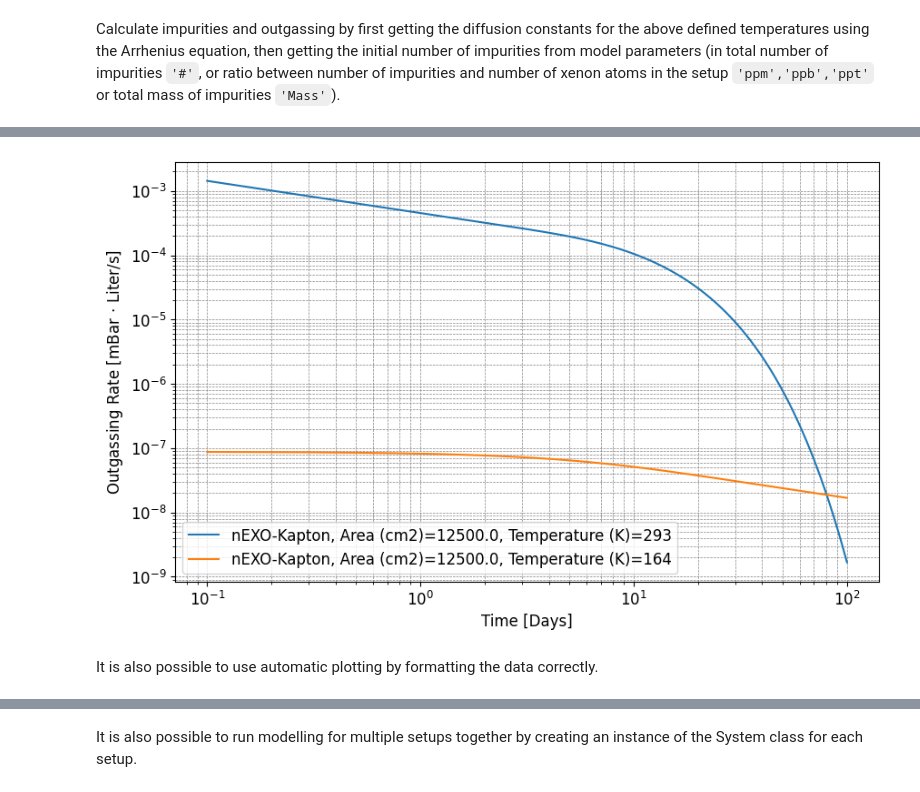
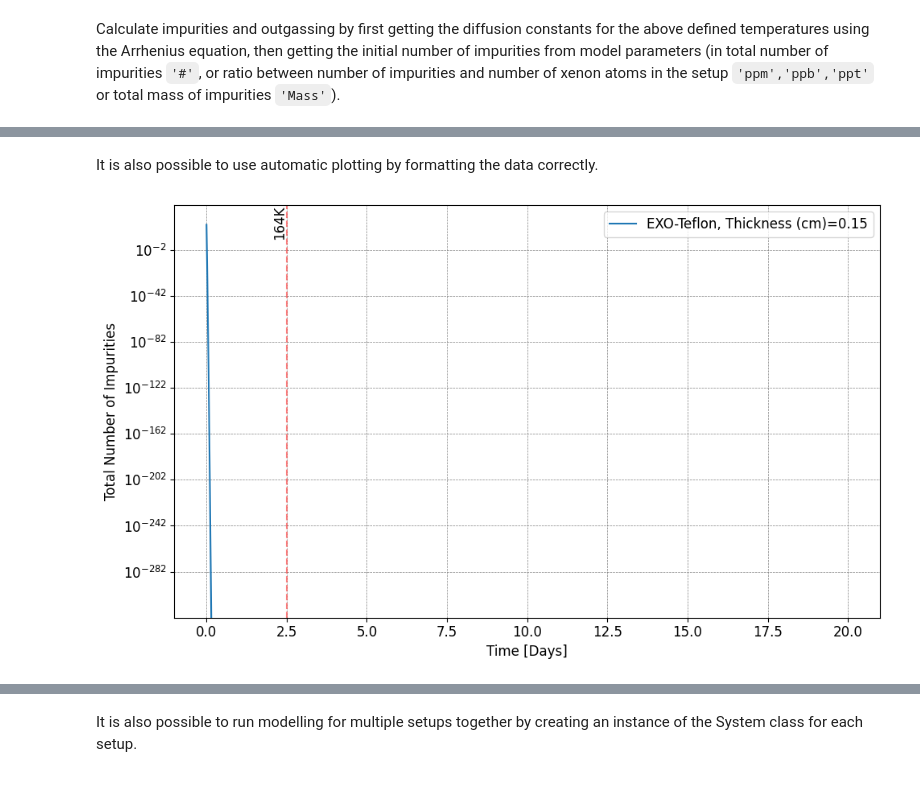
Before and after one commit to nEXO-collaboration/Impurity-Model, a Jupyter notebook: Impurities_models.ipynb, the cells around one changed output, grey strips where cells are left out. Drawn from its saved outputs; the diff is of its cells as text; code cells hidden in the pictures.

```diff
--- a/Impurities_models.ipynb
+++ b/Impurities_models.ipynb
@@ -149,29 +94,2 @@ plt.show()
-# %%
-# Configuring the outgassing rate plot
-plt.figure(figsize=(10, 6))
-plt.xlabel("Time [Days]")
-plt.ylabel(r"Outgassing Rate [mBar$\,\cdot\,$Liter/s]")
-plt.xscale("log")
-plt.yscale("log")
-plt.grid(which="both", linestyle="--", linewidth=0.5, color="gray")
-plt.minorticks_on()
-
-# Iterating through the dataset
-for time_data, flow_rates, temperature in zip(
-    (
-        kapton_timestamps
-        if len(kapton_timestamps) > 1
-        else [kapton_timestamps[0]] * len(kapton_flow_rates)
-    ),
-    kapton_flow_rates,
-    Nexo_kapton.temperatures,
-):
-    label = f"{Nexo_kapton.version}, Area (cm2)={Nexo_kapton.area}, Temperature (K)={temperature}"
-    plt.plot(time_data, flow_rates, label=label)
-
-plt.legend()
-plt.show()
-# %% [output]
-[figure, removed]
 # %% [markdown]
 It is also possible to use automatic plotting by formatting the data correctly.
@@ -232,0 +96,25 @@ tc.plot_data(
+# %%
+# Defining the system
+
+Nexo_teflon = tc.OutgassingSetup(
+    setup="EXO-200", material="Teflon", solute="Oxygen", version="EXO-Teflon"
+)
+
+time_ranges = {
+    293: (0, 2.5),  # 293K from 0 to 2.5 days
+    164: (2.5, 20),  # 164K from 2.5 to 20 days
+}
+
+fig = tc.plot_polymers(
+    setups=Nexo_teflon,
+    time_range=time_ranges,
+    temperatures=[293, 164],
+    time_scale="Days",
+    plot_type="impurities",
+    x_scale="linear",
+    spacing=60,  # 1 minute spacing
+)
+
+plt.show()
+# %% [output]
+[figure, added]
```
Also changed, not shown: parts of 15 cells of this notebook, 9 other files.
